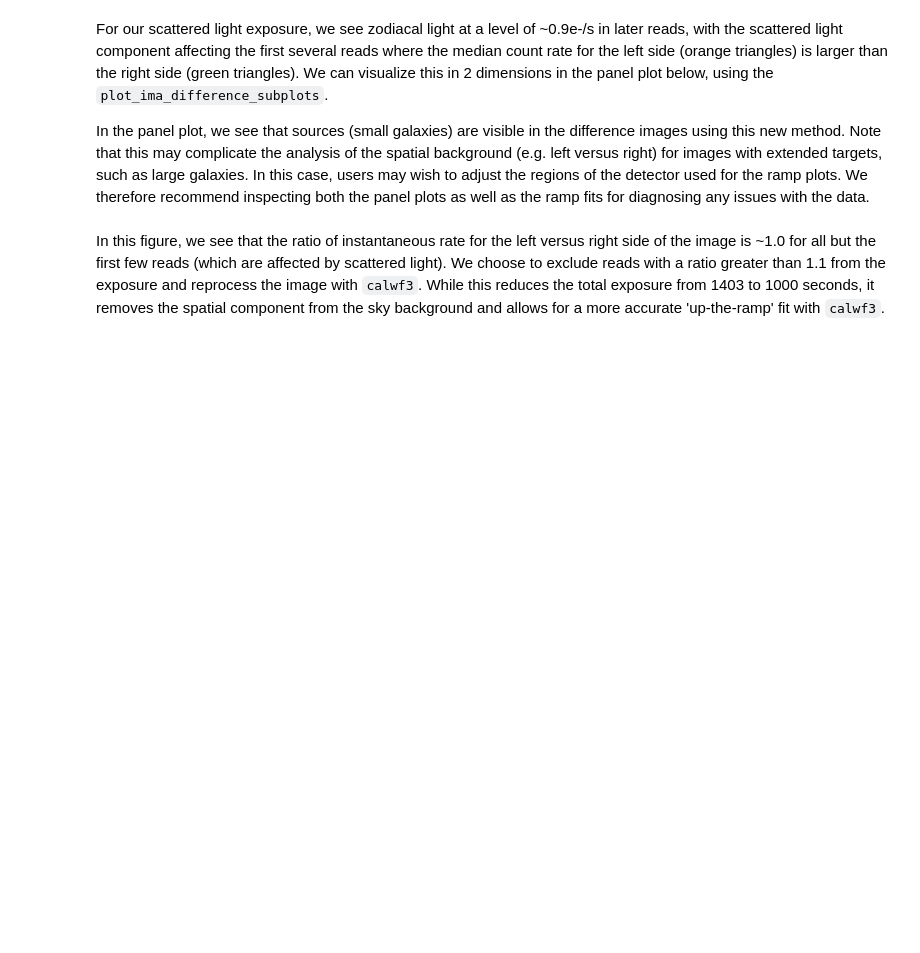
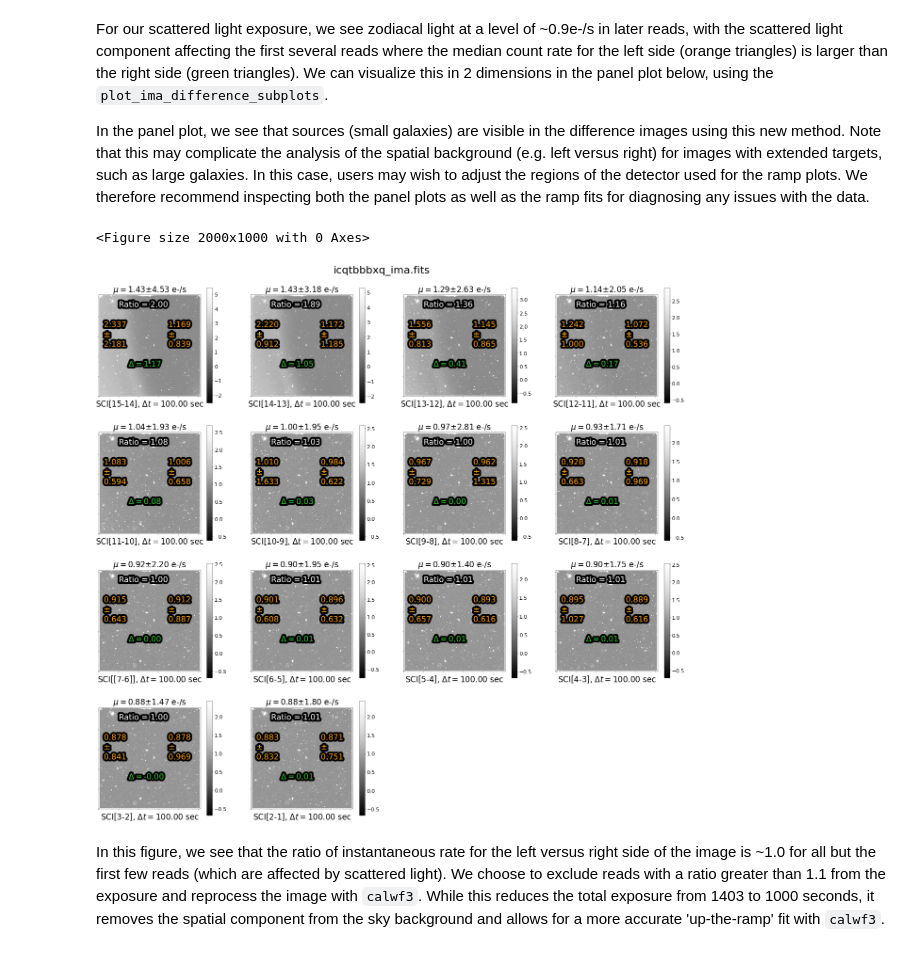
Before and after one commit to thanhdatio/HuongDanAI, a Jupyter notebook: notebooks/WFC3/ir_scattered_light_calwf3_corrections/Correcting_for_Scattered_Light_in_IR_Exposures_Using_calwf3_to_Mask_Bad_Reads.ipynb, the cells around one changed output. Drawn from its saved outputs; the diff is of its cells as text; code cells hidden in the pictures; blank space fills up the shorter version.

```diff
--- a/notebooks/WFC3/ir_scattered_light_calwf3_corrections/Correcting_for_Scattered_Light_in_IR_Exposures_Using_calwf3_to_Mask_Bad_Reads.ipynb
+++ b/notebooks/WFC3/ir_scattered_light_calwf3_corrections/Correcting_for_Scattered_Light_in_IR_Exposures_Using_calwf3_to_Mask_Bad_Reads.ipynb
@@ -173,14 +197,20 @@ For our scattered light exposure, we see  zodiacal light at a level of ~0.9e-/s
 
 In the panel plot, we see that sources (small galaxies) are visible in the difference images using this new method. Note that this may complicate the analysis of the spatial background (e.g. left versus right) for images with extended targets, such as large galaxies. In this case, users may wish to adjust the regions of the detector used for the ramp plots. We therefore recommend inspecting both the panel plots as well as the ramp fits for diagnosing any issues with the data.
 # %%
-fig = plt.figure(figsize = (20, 10))
+fig = plt.figure(figsize=(20, 10))
 
 ima_filepath = f'orig/{file_id}_ima.fits'
 
-lhs_region = {"x0":50,"x1":250,"y0":100,"y1":900}
-rhs_region = {"x0":700,"x1":900,"y0":100,"y1":900}
+lhs_region = {"x0": 50, "x1": 250, "y0": 100, "y1": 900}
+rhs_region = {"x0": 700, "x1": 900, "y0": 100, "y1": 900}
 
-diff.plot_ima_difference_subplots(ima_filepath, difference_method='instantaneous', lhs_region=lhs_region, rhs_region=rhs_region)
+diff.plot_ima_difference_subplots(ima_filepath,
+                                  difference_method='instantaneous',
+                                  lhs_region=lhs_region,
+                                  rhs_region=rhs_region)
+# %% [output]
+<Figure size 2000x1000 with 0 Axes>
+[figure, added]
 # %% [markdown]
 In this figure, we see that the ratio of instantaneous rate for the left versus right side of the image is ~1.0 for all but the first few reads (which are affected by scattered light). We choose to exclude reads with a ratio greater than 1.1 from the exposure and reprocess the image with `calwf3`. While this reduces the total exposure from 1403 to 1000 seconds, it removes the spatial component from the sky background and allows for a more accurate 'up-the-ramp' fit with `calwf3`.
 # %% [markdown]
```
Also changed, not shown: parts of 14 cells of this notebook.
